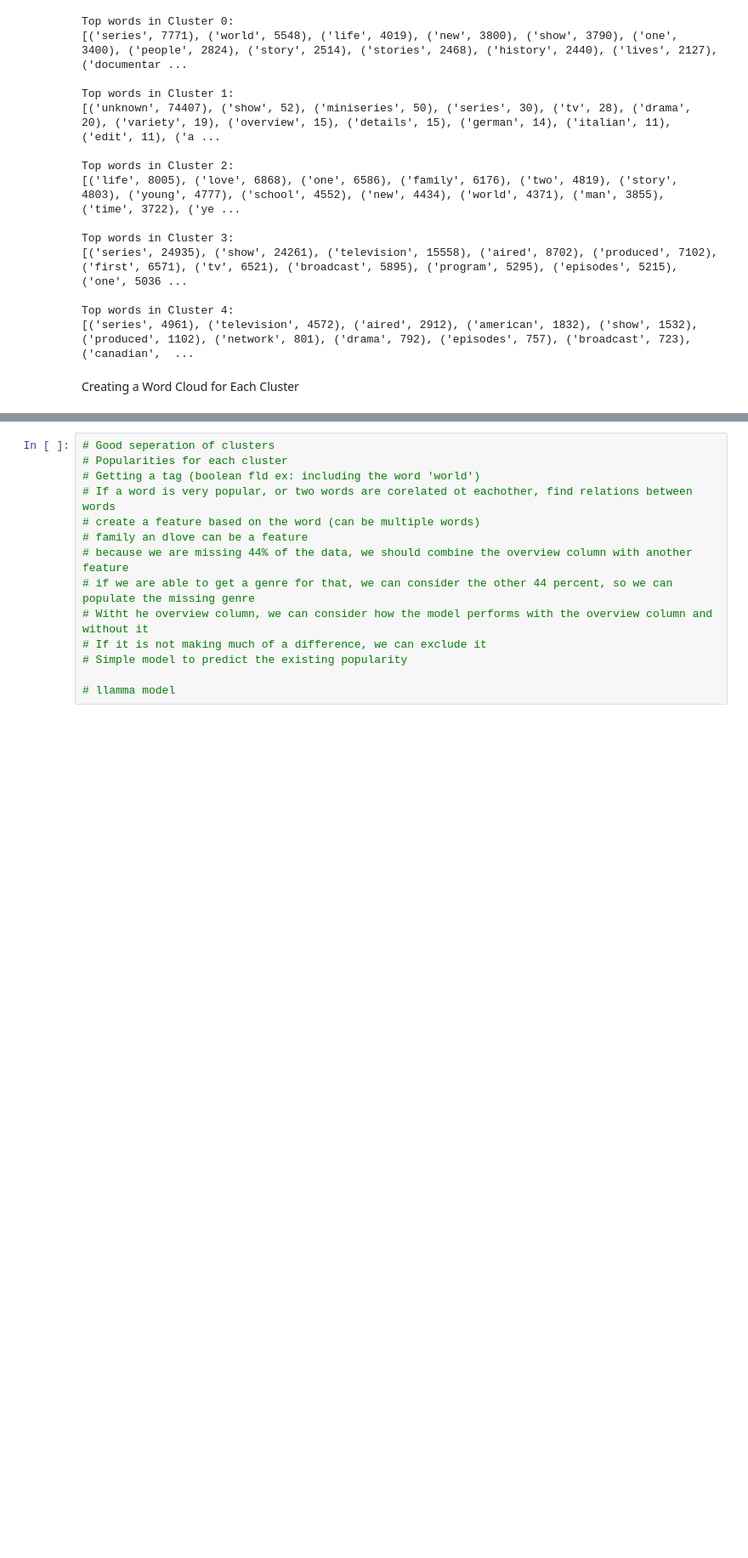
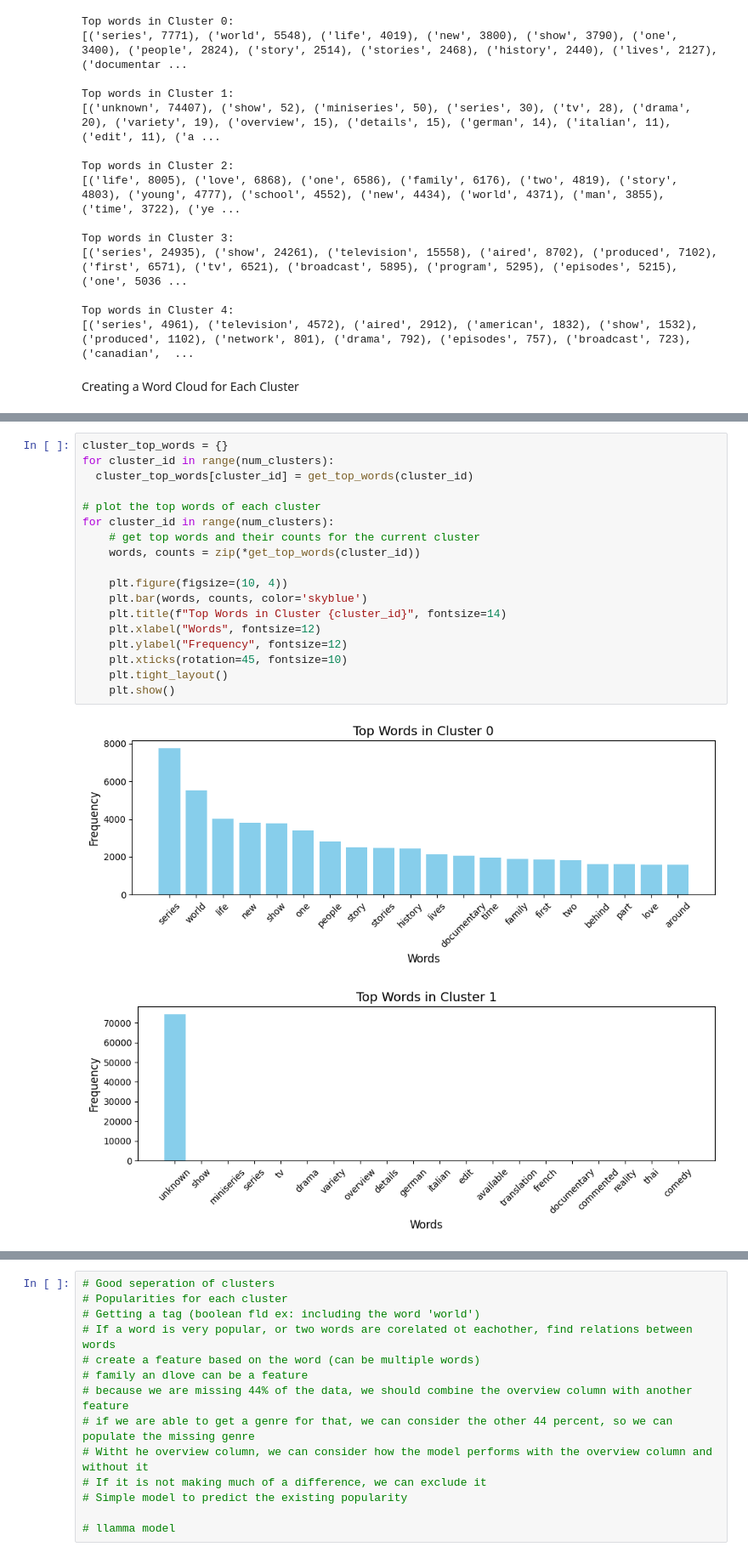
Before and after one commit to DirecTV-Team1A-NextGen-Rec/directv_tvrec, a Jupyter notebook: 7.) BERT_overview.ipynb, the cells around one changed output, grey strips where cells are left out. Shown at 85% size. Cells and saved outputs as stored; diff of their text form; blank space fills up the shorter version.

Commit message:
Add word insights and create feature

```diff
--- a/7.) BERT_overview.ipynb
+++ b/7.) BERT_overview.ipynb
@@ -398,0 +400,21 @@ for cluster_id in range(num_clusters):
+# %%
+cluster_top_words = {}
+for cluster_id in range(num_clusters):
+  cluster_top_words[cluster_id] = get_top_words(cluster_id)
+
+# plot the top words of each cluster
+for cluster_id in range(num_clusters):
+	# get top words and their counts for the current cluster
+	words, counts = zip(*get_top_words(cluster_id))
+
+	plt.figure(figsize=(10, 4))
+	plt.bar(words, counts, color='skyblue')
+	plt.title(f"Top Words in Cluster {cluster_id}", fontsize=14)
+	plt.xlabel("Words", fontsize=12)
+	plt.ylabel("Frequency", fontsize=12)
+	plt.xticks(rotation=45, fontsize=10)
+	plt.tight_layout()
+	plt.show()
+# %% [output]
+[figure, added]
+[figure, added]
```
Also changed, not shown: parts of 14 cells of this notebook.
